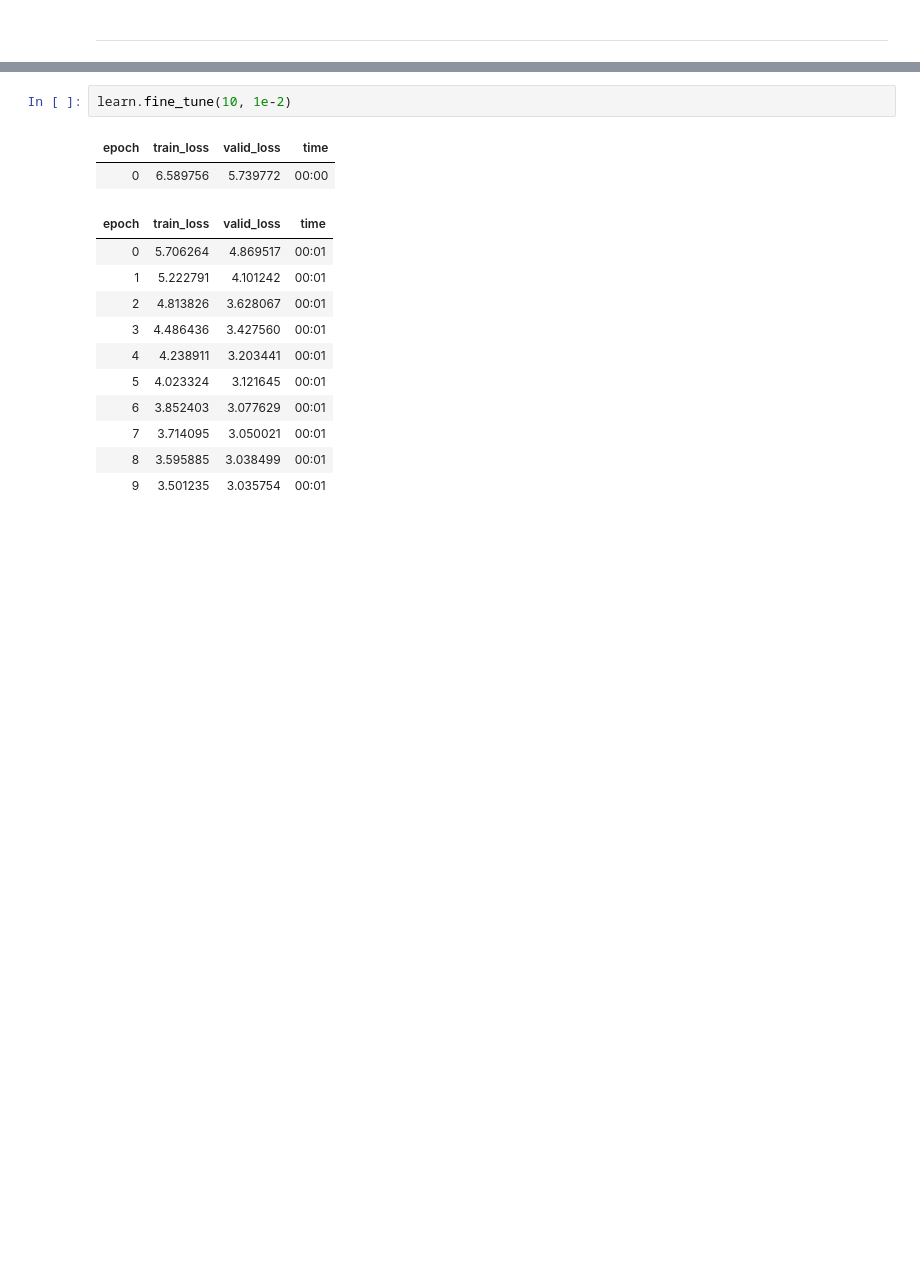
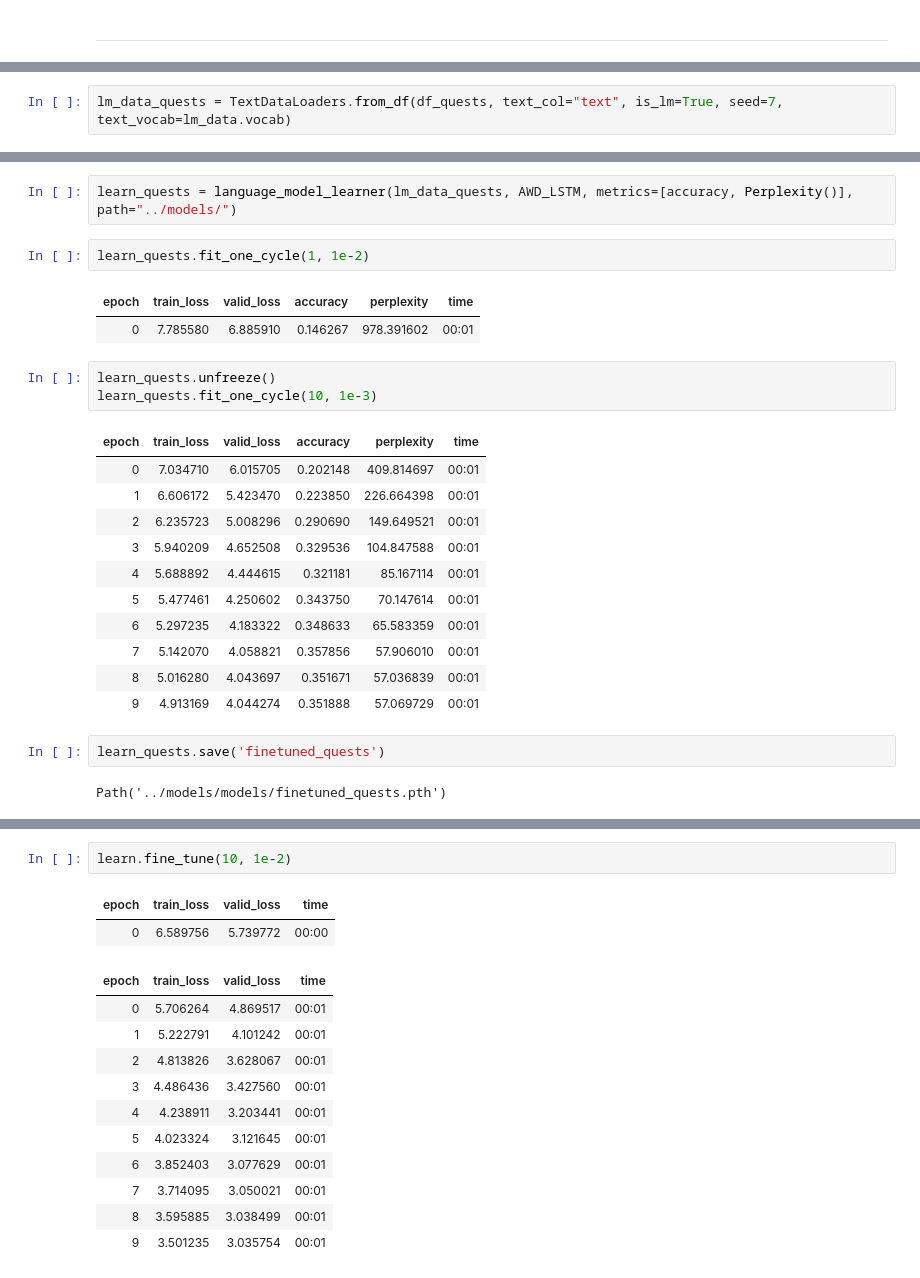
Before and after one commit to tiagohcalves/creative-ai, a Jupyter notebook: quest-generator/src/03b-umlfit.ipynb, the cells around one changed output, grey strips where cells are left out. Drawn from its saved outputs; the diff is of its cells as text; blank space fills up the shorter version.

```diff
--- a/quest-generator/src/03b-umlfit.ipynb
+++ b/quest-generator/src/03b-umlfit.ipynb
@@ -94,0 +131,2 @@ learn.predict(title.lower() + ' > ', n_words=20)
+# %%
+lm_data_quests = TextDataLoaders.from_df(df_quests, text_col="text", is_lm=True, seed=7, text_vocab=lm_data.vocab)
@@ -94,0 +142,26 @@ learn.predict(title.lower() + ' > ', n_words=20)
+# %%
+learn_quests = language_model_learner(lm_data_quests, AWD_LSTM, metrics=[accuracy, Perplexity()], path="../models/")
+# %%
+learn_quests.fit_one_cycle(1, 1e-2)
+# %% [output]
+| epoch | train_loss | valid_loss | accuracy | perplexity | time |
+| 0 | 7.785580 | 6.885910 | 0.146267 | 978.391602 | 00:01 |
+# %%
+learn_quests.unfreeze()
+learn_quests.fit_one_cycle(10, 1e-3)
+# %% [output]
+| epoch | train_loss | valid_loss | accuracy | perplexity | time |
+| 0 | 7.034710 | 6.015705 | 0.202148 | 409.814697 | 00:01 |
+| 1 | 6.606172 | 5.423470 | 0.223850 | 226.664398 | 00:01 |
+| 2 | 6.235723 | 5.008296 | 0.290690 | 149.649521 | 00:01 |
+| 3 | 5.940209 | 4.652508 | 0.329536 | 104.847588 | 00:01 |
+| 4 | 5.688892 | 4.444615 | 0.321181 | 85.167114 | 00:01 |
+| 5 | 5.477461 | 4.250602 | 0.343750 | 70.147614 | 00:01 |
+| 6 | 5.297235 | 4.183322 | 0.348633 | 65.583359 | 00:01 |
+| 7 | 5.142070 | 4.058821 | 0.357856 | 57.906010 | 00:01 |
+| 8 | 5.016280 | 4.043697 | 0.351671 | 57.036839 | 00:01 |
+| 9 | 4.913169 | 4.044274 | 0.351888 | 57.069729 | 00:01 |
+# %%
+learn_quests.save('finetuned_quests')
+# %% [output]
+Path('../models/models/finetuned_quests.pth')
```
Also changed, not shown: parts of 35 cells of this notebook, 3 other files.
